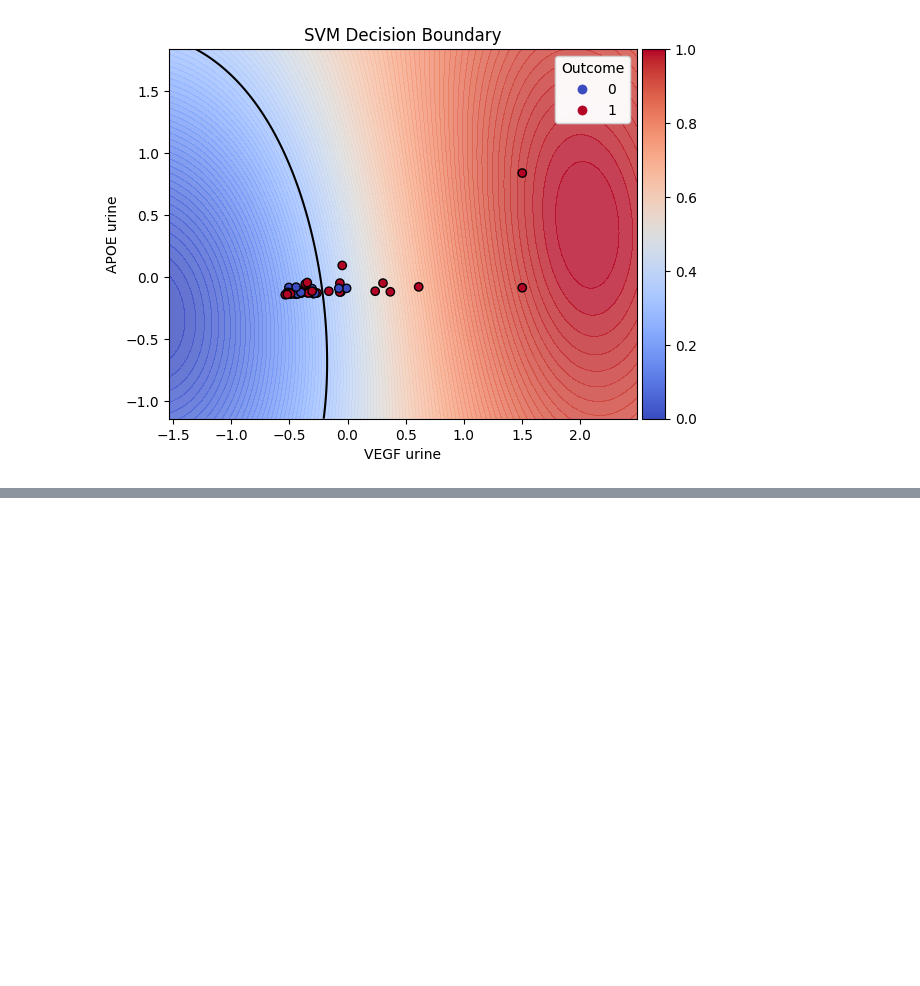
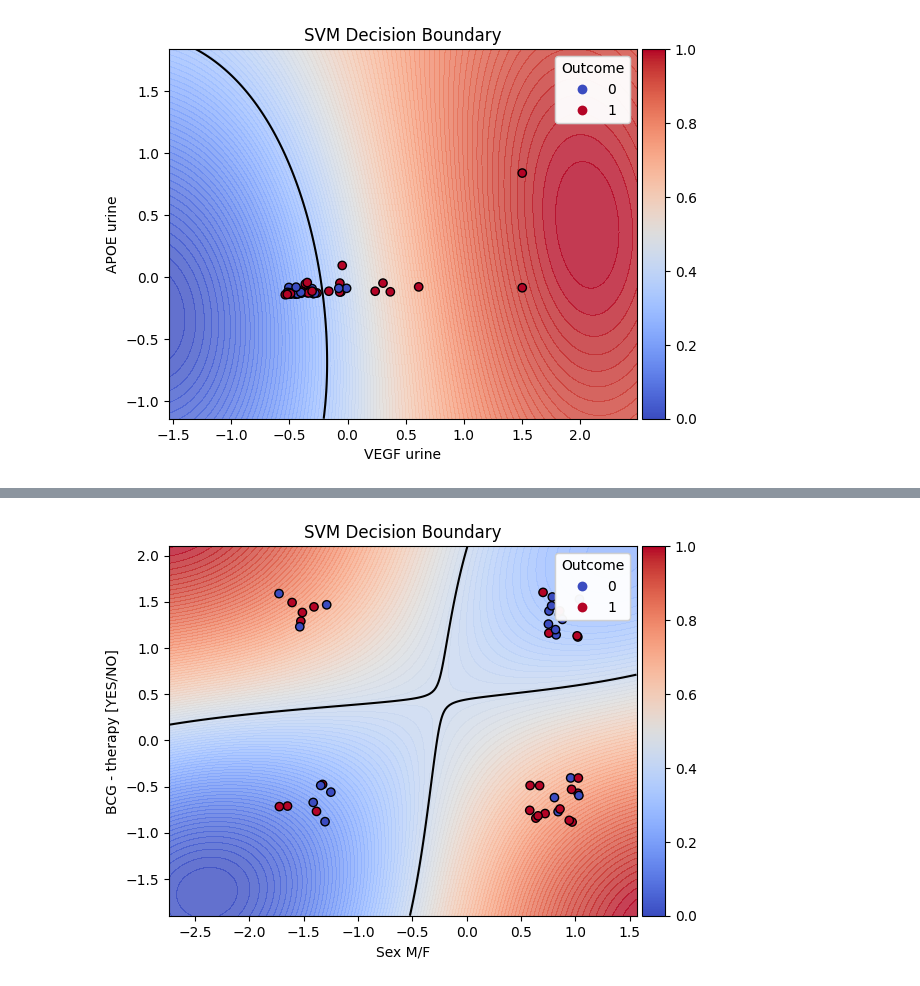
Before and after one commit to FilipKubackiSoton/Biomarkers-of-Recurrence-and-Progression-in-Non-muscle-Invasive-Bladder-Cancer, a Jupyter notebook: BioMarekersAnalyses.ipynb, the cells around one changed output, grey strips where cells are left out. Saved outputs shown, nothing was run; the diff lists cells and outputs as text; code cells hidden in the pictures; blank space fills up the shorter version.

```diff
--- a/BioMarekersAnalyses.ipynb
+++ b/BioMarekersAnalyses.ipynb
@@ -432,7 +458,7 @@ def plot_svm_decision_boundary(svm_model, X, y, dir, columns_indexes, feature_in
     #plt.show()
     return svm_model.predict(X)
 
-dir = './SVMPlots'
+dir = './SVMDecisionBoundryPlots'
 if os.path.exists(dir):
     shutil.rmtree(dir)
 os.makedirs(dir)
@@ -462,0 +503,64 @@ for f1, f2 in list(itertools.combinations(np.arange(len(data.columns)-1) ,2)):
+# %%
+
+def plot_svm_decision_boundaryBinary(svm_model, X, y, dir, columns_indexes, feature_indices=(0, 1), resolution=0.02):
+    """
+    Plots the decision boundary for a trained SVM model using two selected features.
+
+    :param svm_model: A trained instance of SVC.
+    :param X: The full feature set that the svm_model was trained on.
+    :param y: The class labels.
+    :param feature_indices: A tuple containing the indices of the two features to use for the plot.
+    :param resolution: The resolution of the meshgrid for plotting.
+    """
+    # Calculate the mean of each feature
+    feature_means = X.mean(axis=0)
+
+    # Create a mesh grid on the range of selected features
+    x_min, x_max = X[:, feature_indices[0]].min() - 1, X[:, feature_indices[0]].max() + 1
+    y_min, y_max = X[:, feature_indices[1]].min() - 1, X[:, feature_indices[1]].max() + 1
+    xx, yy = np.meshgrid(np.arange(x_min, x_max, resolution),
+                         np.arange(y_min, y_max, resolution))
+
+    # Prepare the synthetic data: set the features not being varied to their mean values
+    Z_data = np.full((xx.ravel().shape[0], X.shape[1]), feature_means)
+    Z_data[:, feature_indices[0]] = xx.ravel()
+    Z_data[:, feature_indices[1]] = yy.ravel()
+
+    # Predict the function value for the whole grid
+    Z = svm_model.decision_function(Z_data).reshape(xx.shape)
+
+    plt.clf()
+    # Plot decision boundary and margins
+    im = plt.contourf(xx, yy, Z, cmap=plt.cm.coolwarm, alpha=0.8, levels=np.linspace(Z.min(), Z.max(), 100))
+    imc = plt.contour(xx, yy, Z, colors='k', levels=[0], linestyles=['-'])
+
+    # Plot the training points for the features being varied
+    xdata = X[:, feature_indices[0]]
+    ydata = X[:, feature_indices[1]]
+    xdata = [x + np.random.random() * 0.5 for x in xdata]
+    ydata = [y + np.random.random() * 0.5 for y in ydata]
+    scatter = plt.scatter(xdata, ydata, c=y, cmap=plt.cm.coolwarm, edgecolors='k')
+
+    plt.title('SVM Decision Boundary')
+    plt.xlabel(columns_indexes[feature_indices[0]])
+    plt.ylabel(columns_indexes[feature_indices[1]])
+     # Create legend
+    legend_elements = scatter.legend_elements()
+    legend = plt.legend(*legend_elements, title="Outcome", loc='upper right', bbox_to_anchor=(1, 1))
+    plt.gca().add_artist(legend)
+
+    # Adjust the color bar
+    ax = plt.gca()
+    divider = make_axes_locatable(ax)
+    cax = divider.append_axes("right", size="5%", pad=0.05)
+    cax.set_visible(False)
+    iax = inset_axes(cax, width='100%', height='100%', loc='upper left', borderpad=0)
+    plt.colorbar(cax=iax, orientation='vertical')
+
+    # Save and show plot
+    plt.savefig(f"{dir}/{feature_indices[0]} - {feature_indices[1]}.png")
+    plt.show()
+
+plot_svm_decision_boundaryBinary(trained_models["SVM"], X_test, y_test, dir, columns_indexes, feature_indices=(0, 1))
+# %% [output]
+[figure, added]
```
Also changed, not shown: parts of 9 cells of this notebook.
